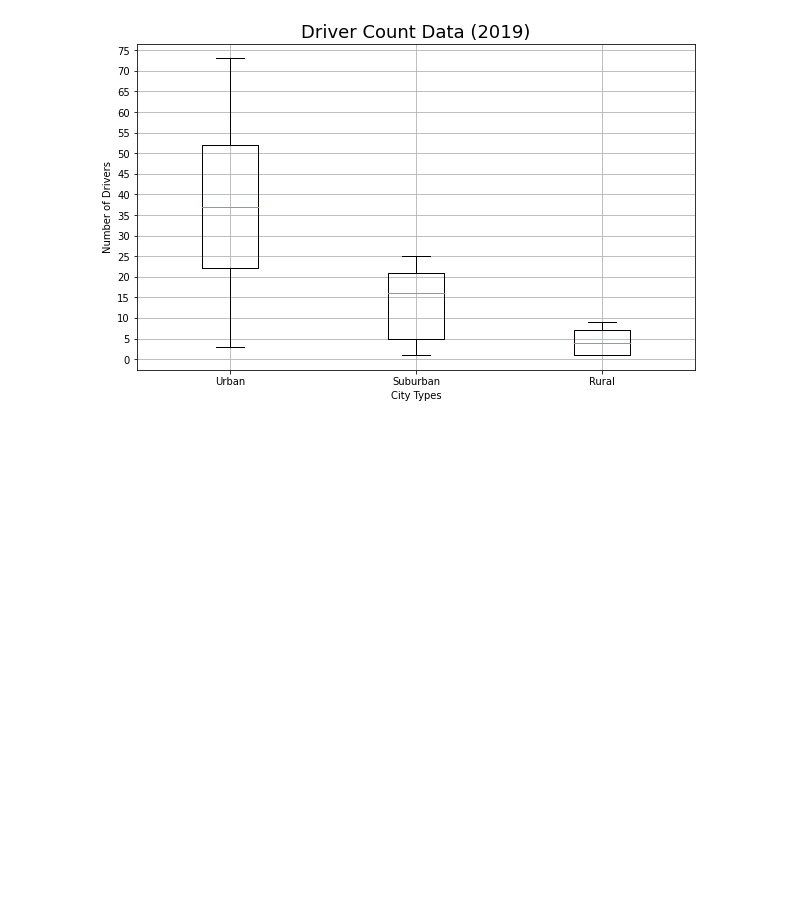
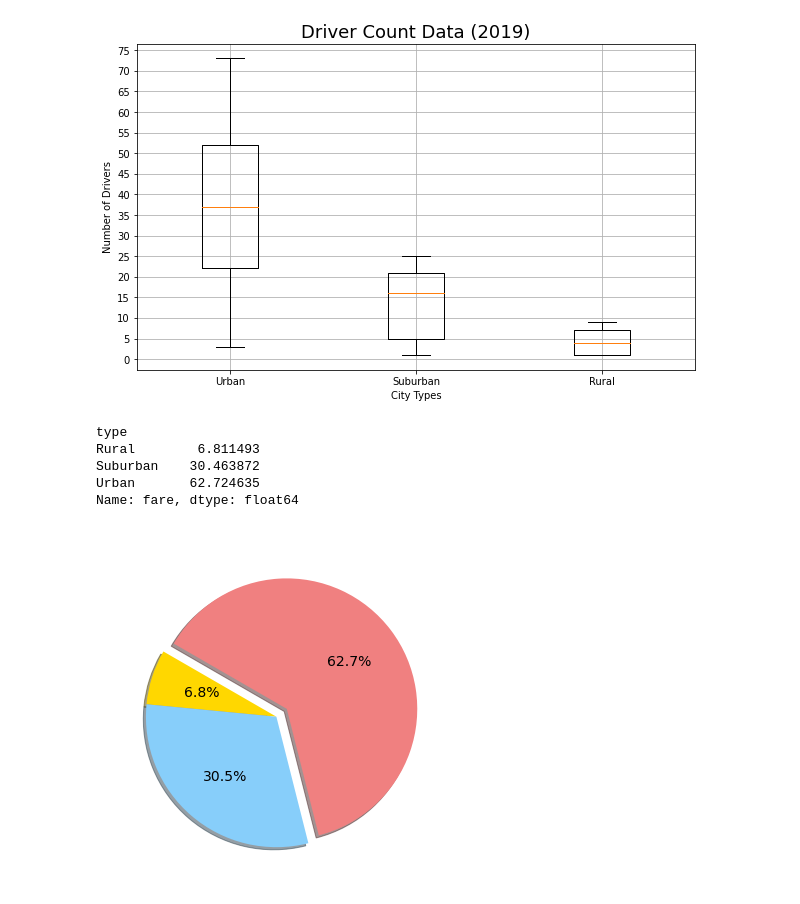
Before and after one commit to MoenJohn/PyBer_Analysis, a Jupyter notebook: PyBer.ipynb, the cells around one changed output. Drawn from its saved outputs; the diff is of its cells as text; code cells hidden in the pictures; blank space fills up the shorter version.

Commit message:
Added pie chart rates per city

```diff
--- a/PyBer.ipynb
+++ b/PyBer.ipynb
@@ -457,3 +458,40 @@ plt.savefig('analysis/Fig4.png')
 plt.show()
 # %% [output]
 [figure]
+# %%
+# Get the Percentage of fares for each city type.
+sum_fares_by_type = pyber_data_df.groupby(["type"]).sum()["fare"]
+
+total_fares = pyber_data_df["fare"].sum()
+
+type_percents = 100 * sum_fares_by_type / total_fares
+type_percents
+# %% [output]
+type
+Rural        6.811493
+Suburban    30.463872
+Urban       62.724635
+Name: fare, dtype: float64
+# %%
+# Build the percentage of fares by city type pie chart.
+
+plt.subplots(figsize=(10, 6))
+__, texts, __ = plt.pie(type_percents,
+    labels=["Rural", "Suburban", "Urban"],
+    colors=["gold", "lightskyblue", "lightcoral"],
+    explode=[0, 0, 0.1],
+    autopct='%1.1f%%',
+    shadow=True, startangle=150)
+plt.title("% of Total Fares by City Type", color='white')
+
+# Change the default font size from 10 to 14.
+mpl.rcParams['font.size'] = 14
+texts = [text.set_color('white') for text in texts]
+
+# Save Figure
+plt.savefig("analysis/Fig5.png")
+
+# Show Figure
+plt.show()
+# %% [output]
+[figure, added]
```
Also changed, not shown: parts of 2 cells of this notebook, 1 other file.
